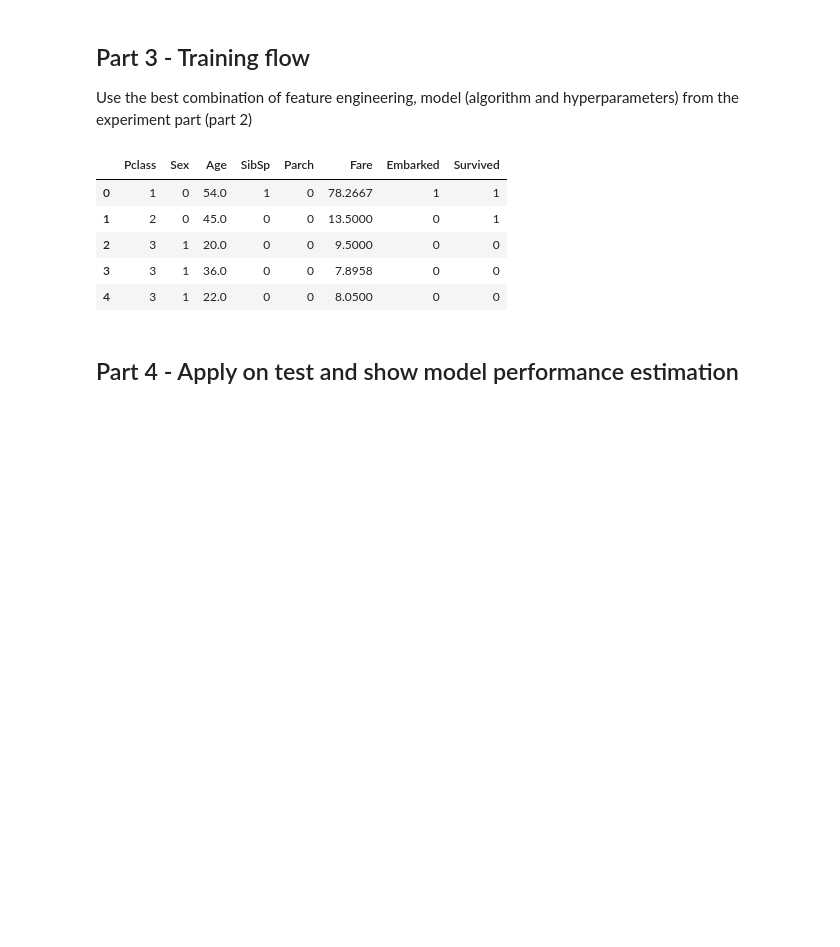
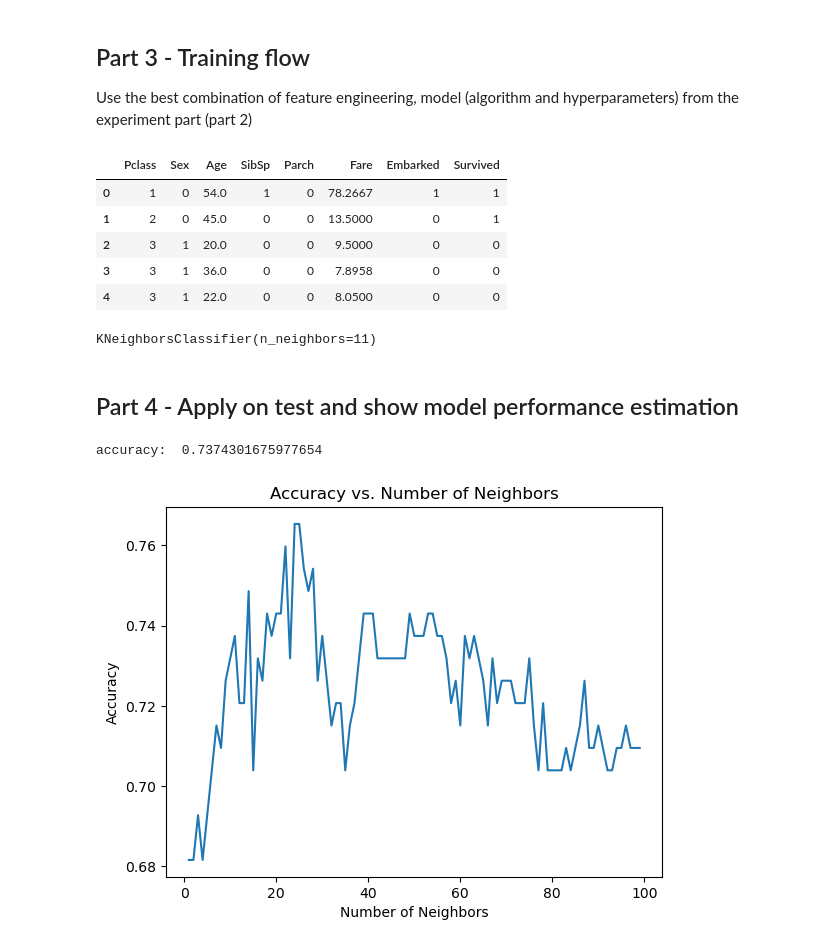
Before and after one commit to eranCat/TitanicML, a Jupyter notebook: Assignment2_supervised_learning_flow.ipynb, the cells around one changed output. Drawn from its saved outputs; the diff is of its cells as text; code cells hidden in the pictures; blank space fills up the shorter version.

Commit message:
Added KNN Train,Test and Accuracy

```diff
--- a/Assignment2_supervised_learning_flow.ipynb
+++ b/Assignment2_supervised_learning_flow.ipynb
@@ -105,4 +111,35 @@ def min_max_scale(series, feature_range=(1, -1)):
+# %%
+knn = KNeighborsClassifier(n_neighbors=11)
+knn.fit(x_train,y_train)
+# %% [output]
+KNeighborsClassifier(n_neighbors=11)
 # %% [markdown]
 ## Part 4 - Apply on test and show model performance estimation
 # %%
 test_set = pd.read_csv("titanic_test.csv")
+# %%
+x_test = test_set[['Pclass','Sex','Age','SibSp','Parch','Fare']]
+y_test = test_set['Survived']
+# %%
+y_predict = knn.predict(x_test)
+accuracy = accuracy_score(y_test,y_predict)
+print("accuracy: ", accuracy)
+# %% [output]
+accuracy:  0.7374301675977654
+# %%
+neighbors = np.arange(1, 100)
+accuracy_scores=[]
+for n in neighbors:
+    knn = KNeighborsClassifier(n_neighbors=n)
+    knn.fit(x_train,y_train)
+    y_pred = knn.predict(x_test)
+    accuracy = accuracy_score(y_test, y_pred)
+    accuracy_scores.append(accuracy)
+# %%
+plt.plot(neighbors, accuracy_scores)
+plt.xlabel('Number of Neighbors')
+plt.ylabel('Accuracy')
+plt.title('Accuracy vs. Number of Neighbors')
+plt.show()
+# %% [output]
+[figure, added]
```
Also changed, not shown: parts of 2 cells of this notebook.
